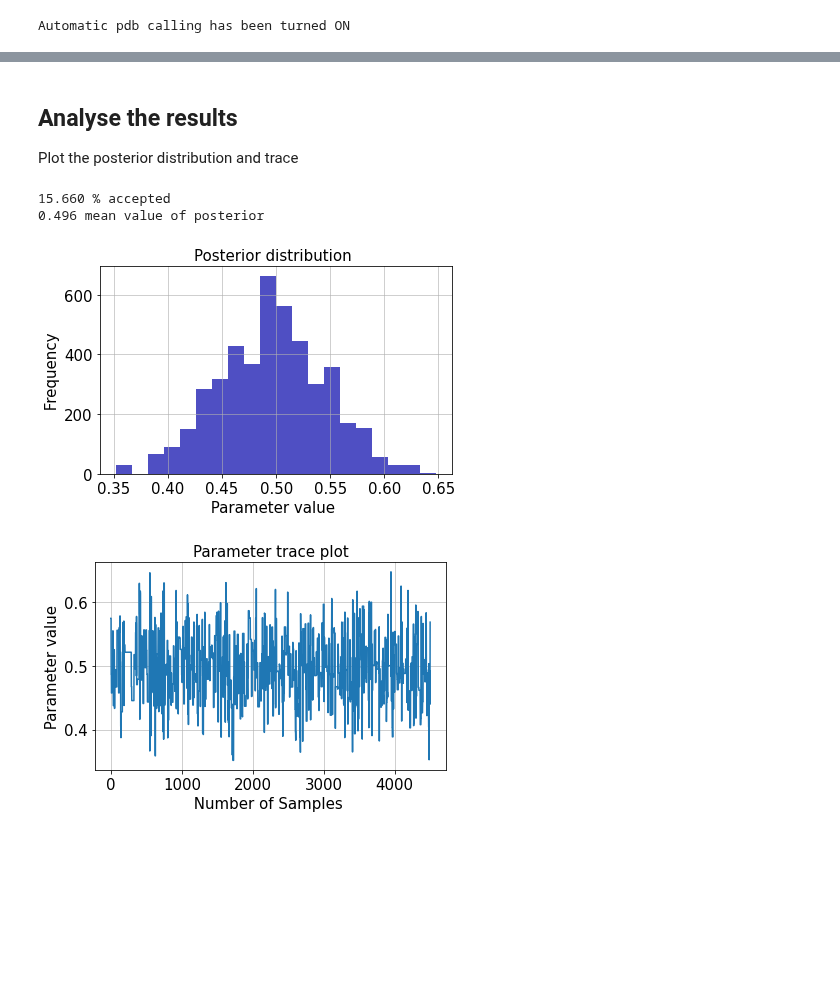
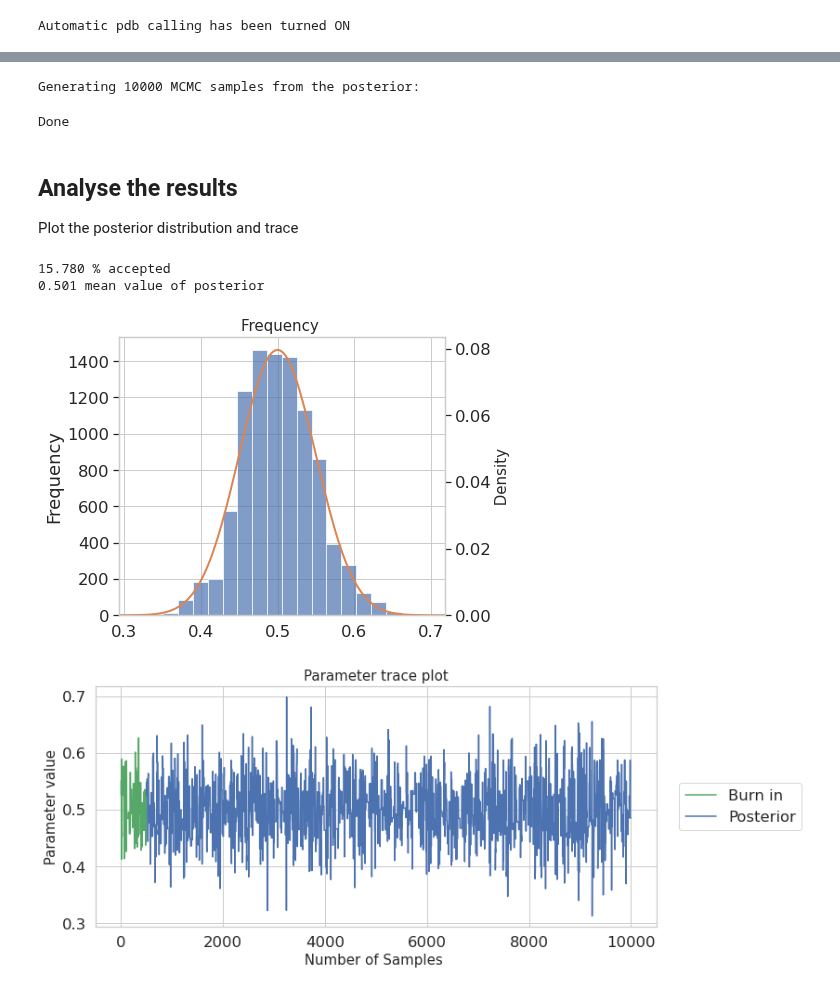
Before and after one commit to sydney-machine-learning/Bayesianneuralnetworks-MCMC-tutorial, a Jupyter notebook: 02 Basic MCMC.ipynb, the cells around one changed output, grey strips where cells are left out. Drawn from its saved outputs; the diff is of its cells as text; code cells hidden in the pictures; blank space fills up the shorter version.

Commit message:
Updated the Basic MCMC to align with overall tutorial

```diff
--- a/02 Basic MCMC.ipynb
+++ b/02 Basic MCMC.ipynb
@@ -68,8 +54,12 @@ def acceptance_ratio(p, p_new):
 # %%
 ## MCMC Settings and Setup
-n_samples = 5000 # number of samples to draw from the posterior
+n_samples = 10000 # number of samples to draw from the posterior
 burn_in = 500 # number of samples to discard before recording draws from the posterior
 
+# specify our `data` for this example ensuring k <= n
+binom_k = 50 # number of successes
+binom_n = 100 # in n trials
+
 results = [] # Create an empty list to store samples
-p = np.random.uniform(0, 1) # Initialise a value of p
+x = np.random.uniform(0, 1) # Initialise a value of x0
 count = 0 # count the number of accepted samples
@@ -97,3 +66,36 @@ for ii in np.arange(n_samples):
+# %%
+# first, given the `data` provided we need to create our likelihood function
+likelihood_function = generate_likelihood(binom_k, binom_n)
+
+# create an array of NaNs to fill with our samples
+p_posterior = np.full(n_samples, np.nan)
+
+print('Generating {} MCMC samples from the posterior:'.format(n_samples))
+# now we can start the MCMC sampling loop
+for ii in tqdm(np.arange(n_samples)):
+    # Sample a value uniformly from 0 to 1 as a proposal
+    x_new = np.random.uniform(0, 1)
+
+    # Calculate the Metrpolis-Hastings acceptance probability based on the prior
+    # (can be ignored in this case) and likelihood
+    prior_ratio = 1 # for this simple example as discussed above
+    likelihood_ratio = likelihood_function(x_new) / likelihood_function(x)
+    alpha = np.min([1, likelihood_ratio * prior_ratio])
+
+    # Here we use a random draw from a uniform distribution between 0 and 1 as a
+    # method of accepting the new proposal with a probability of alpha
+    # (i.e., accept if u < alpha)
+    u = np.random.uniform(0, 1)
+    if u < alpha:
+        x = x_new # then update the current sample to the propoal for the next iteration
+        count += 1 # add to the count of accepted samples
+
+    # Store the current sample
+    p_posterior[ii] = x
+print('Done')
+# %% [output]
+Generating 10000 MCMC samples from the posterior:
+Done
 # %% [markdown]
 ## Analyse the results
 Plot the posterior distribution and trace
@@ -101,13 +103,17 @@ Plot the posterior distribution and trace
 # print(results, 'results')
 per_accept = (count/n_samples)*100
 print('{:.3f} % accepted'.format(per_accept))
-posterior_mean = np.mean(results)
+posterior_mean = np.mean(p_posterior[burn_in:])
 print('{:.3f} mean value of posterior'.format(posterior_mean))
 # %% [output]
-15.660 % accepted
-0.496 mean value of posterior
+15.780 % accepted
+0.501 mean value of posterior
-# %%
-histogram_trace(results)
-# %% [output]
-[figure, removed]
-[figure, removed]
+# %%
+histogram_trace(
+    p_posterior,
+    true_posterior = np.vstack([np.linspace(0,1,1000),likelihood_function(np.linspace(0,1,1000))]).T,
+    burn_in = burn_in
+)
+# %% [output]
+[figure, added]
+[figure, added]
```
Also changed, not shown: parts of 9 cells of this notebook, 4 other files.
